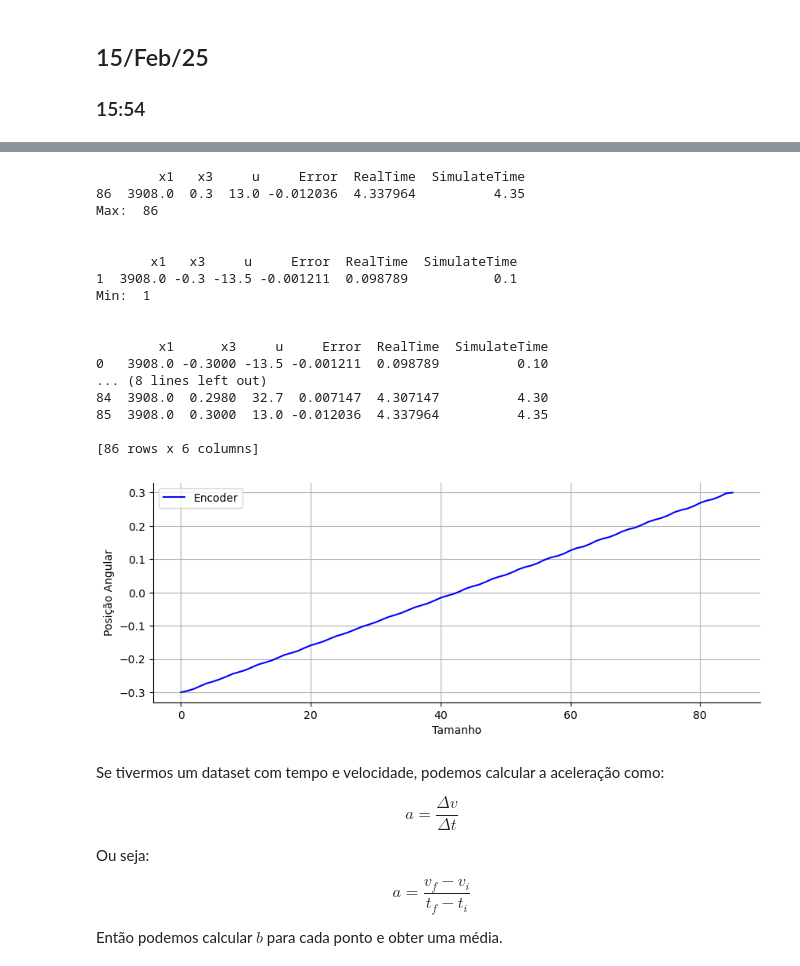
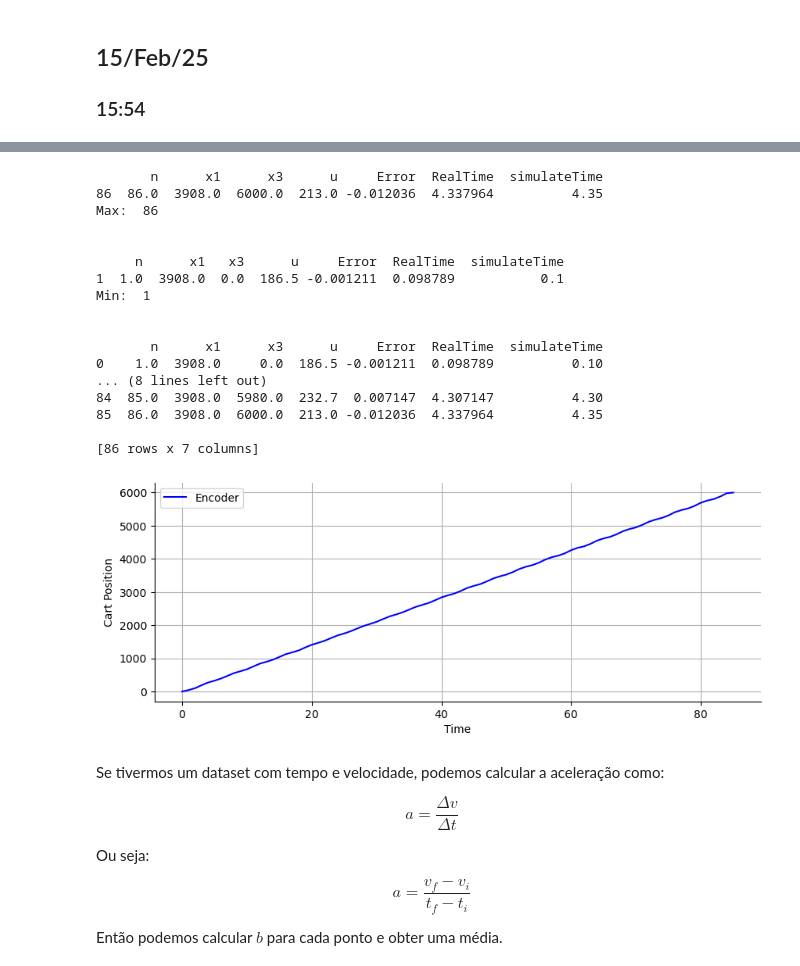
Before and after one commit to SilvaEder/Dissertation, a Jupyter notebook: Python/DampingCoefficient.ipynb, the cells around one changed output, grey strips where cells are left out. Cells and saved outputs as stored; diff of their text form; code cells hidden in the pictures.

```diff
--- a/Python/DampingCoefficient.ipynb
+++ b/Python/DampingCoefficient.ipynb
@@ -203,3 +262,8 @@ round(b,3)
 # %% [markdown]
 ## 15/Feb/25
 ### 15:54
+# %%
+df = pd.read_csv('CSV/Data_15_Feb_25_15-54.csv',header=None)
+df = df.T
+df.columns = ["n","x1","x3","u","Error","RealTime","simulateTime"]
+df
@@ -225,45 +303,45 @@ plt.show()
 # %%
-print(dataset[(dataset["x3"] >= max(dataset['x3']))])
-indices_max = dataset[dataset['x3'] == dataset['x3'].max()].index.tolist()
+print(df[(df["x3"] >= max(df['x3']))])
+indices_max = df[df['x3'] == df['x3'].max()].index.tolist()
 print("Max: ",indices_max[0])
 print("\n")
-print(dataset[(dataset["x3"] <= min(dataset['x3']))])
-indices_min = dataset[dataset['x3'] == dataset['x3'].min()].index.tolist()
+print(df[(df["x3"] <= min(df['x3']))])
+indices_min = df[df['x3'] == df['x3'].min()].index.tolist()
 print("Min: ",indices_min[0])
 print("\n")
-dataset.index = dataset.index.astype(int)  # Converte o índice para inteiro
-df = dataset[(dataset.index >= int(indices_min[0])) & (dataset.index <= int(indices_max[0]))]
+df.index = df.index.astype(int)  # Converte o índice para inteiro
+df = df[(df.index >= int(indices_min[0])) & (df.index <= int(indices_max[0]))]
 df = df.reset_index(drop=True)
 print(df)
 print("\n \n \n \n")
 plt.figure(figsize=(10,8))
 n=np.arange(0,len(df),1)
 plt.subplot(211)
 plt.plot(n,df['x3'], color='b', label='Encoder')
-plt.ylabel("Posição Angular")
-plt.xlabel("Tamanho")
+plt.ylabel("Cart Position")
+plt.xlabel("Time")
 plt.grid(True)
 plt.legend()
 sns.despine()
 # %% [output]
-        x1   x3     u     Error  RealTime  SimulateTime
-86  3908.0  0.3  13.0 -0.012036  4.337964          4.35
+       n      x1      x3      u     Error  RealTime  simulateTime
+86  86.0  3908.0  6000.0  213.0 -0.012036  4.337964          4.35
 Max:  86
 
 
-       x1   x3     u     Error  RealTime  SimulateTime
-1  3908.0 -0.3 -13.5 -0.001211  0.098789           0.1
+     n      x1   x3      u     Error  RealTime  simulateTime
+1  1.0  3908.0  0.0  186.5 -0.001211  0.098789           0.1
 Min:  1
 
 
-        x1      x3     u     Error  RealTime  SimulateTime
-0   3908.0 -0.3000 -13.5 -0.001211  0.098789          0.10
+       n      x1      x3      u     Error  RealTime  simulateTime
+0    1.0  3908.0     0.0  186.5 -0.001211  0.098789          0.10
 ... (8 lines left out)
-84  3908.0  0.2980  32.7  0.007147  4.307147          4.30
-85  3908.0  0.3000  13.0 -0.012036  4.337964          4.35
+84  85.0  3908.0  5980.0  232.7  0.007147  4.307147          4.30
+85  86.0  3908.0  6000.0  213.0 -0.012036  4.337964          4.35
 
-[86 rows x 6 columns]
+[86 rows x 7 columns]
-[figure, old version]
+[figure, new version]
 # %% [markdown]
 Se tivermos um dataset com tempo e velocidade, podemos calcular a aceleração como:
 
```
Also changed, not shown: parts of 50 cells of this notebook, 14 other files.
